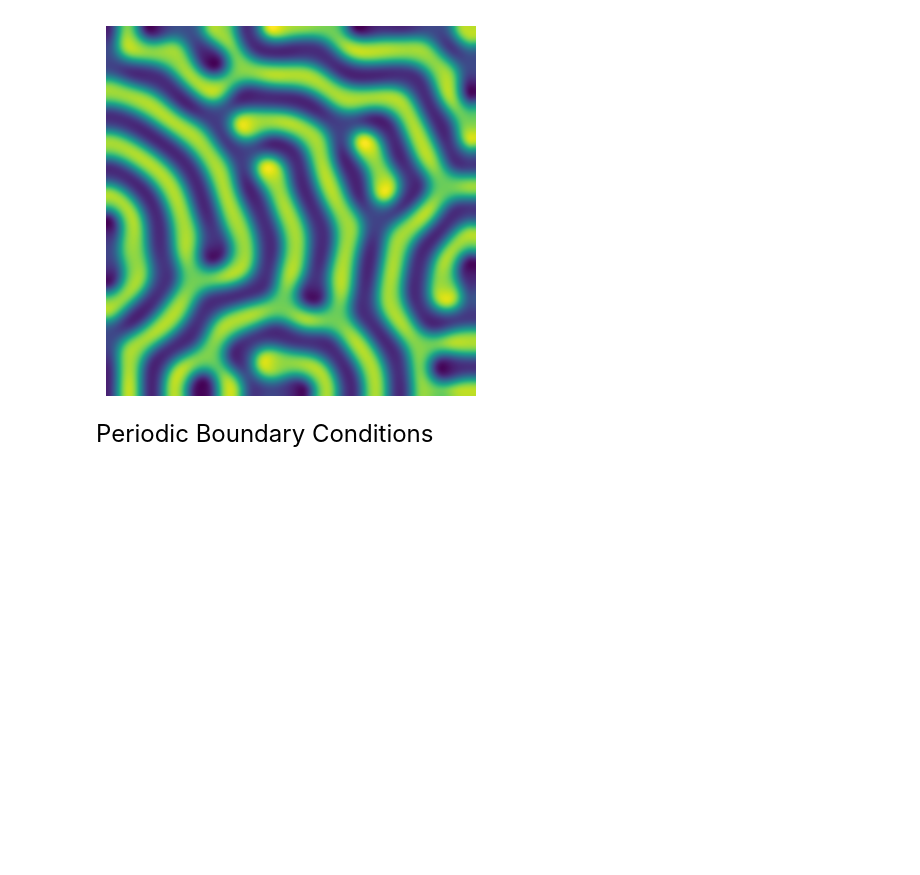
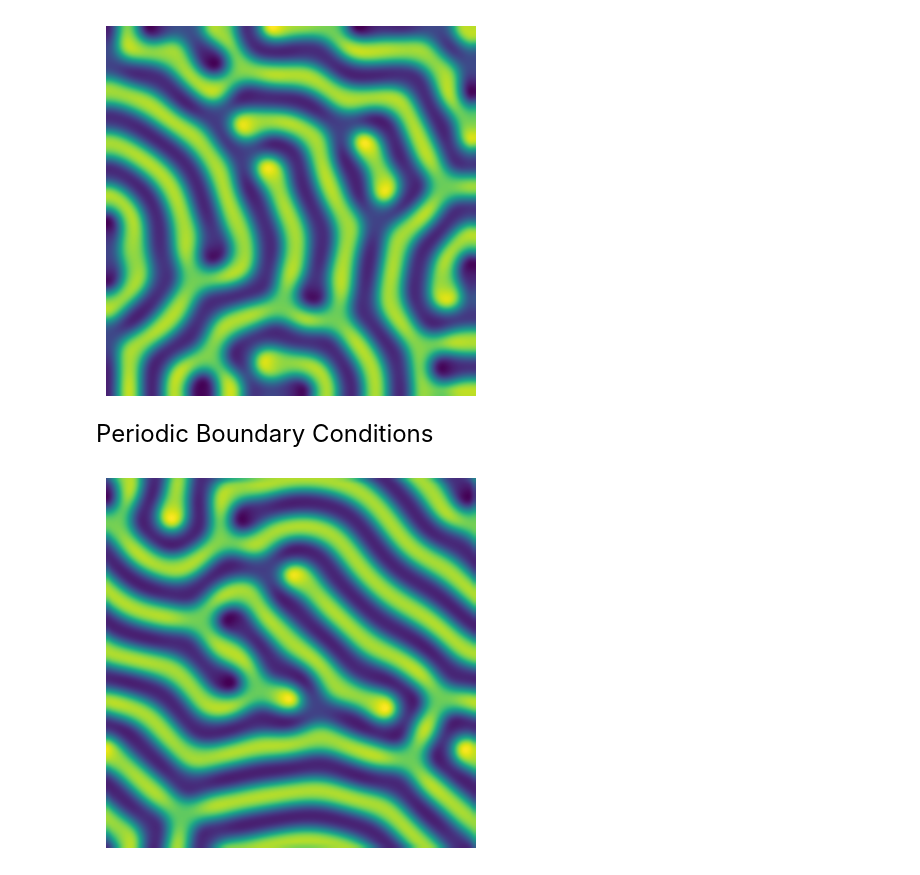
Before and after one commit to Miguel-neuron/Turing-Patterns-2D, a Jupyter notebook: Turing_Patterns_BVAM_2D.ipynb, the cells around one changed output. Drawn from its saved outputs; the diff is of its cells as text; code cells hidden in the pictures; blank space fills up the shorter version.

```diff
--- a/Turing_Patterns_BVAM_2D.ipynb
+++ b/Turing_Patterns_BVAM_2D.ipynb
@@ -137,12 +137,14 @@ def main_null_flux(n, c, nu, h, a, b, du, dv, dt, U, V):
         U[1:-1, 1:-1] = Uc + dt * (du * delta_U[1:-1, 1:-1] + nu*(Uc + a*Vc - c*Uc*Vc - Uc*Vc**2))
         V[1:-1, 1:-1] = Vc + dt * (dv * delta_V[1:-1, 1:-1] + nu*(h*Uc + b*Vc + c*Uc*Vc + Uc*Vc**2))
 
-        # Null Flux
+        # Periodic boundary conditions
         for Z in (U, V):
-            Z[0, :] = Z[1, :]
-            Z[-1, :] = Z[-2, :]
-            Z[:, 0] = Z[:, 1]
-            Z[:, -1] = Z[:, -2]
+            Z[:, 0] = Z[:, -3]
+            Z[:, -1] = Z[:, 2]
+            Z[0, :] = Z[-3, :]
+            Z[-1, :] = Z[2, :]
+            Z[1, :] = Z[-2, :]
+            Z[:, 1] = Z[:, -2]
 
         if i == n - 1:
             return U
@@ -162,3 +164,7 @@ c,nu,h,a,b,du,dv,size_partition,T,L,dx,dt,n= BVAM.values()
 U,V = BVAM.initial_conditions()
 
 result = main_null_flux(n, c, nu, h, a, b, du, dv, dt, U, V)
+# %%
+generate_map(result,L,size_partition)
+# %% [output]
+[figure, added]
```
